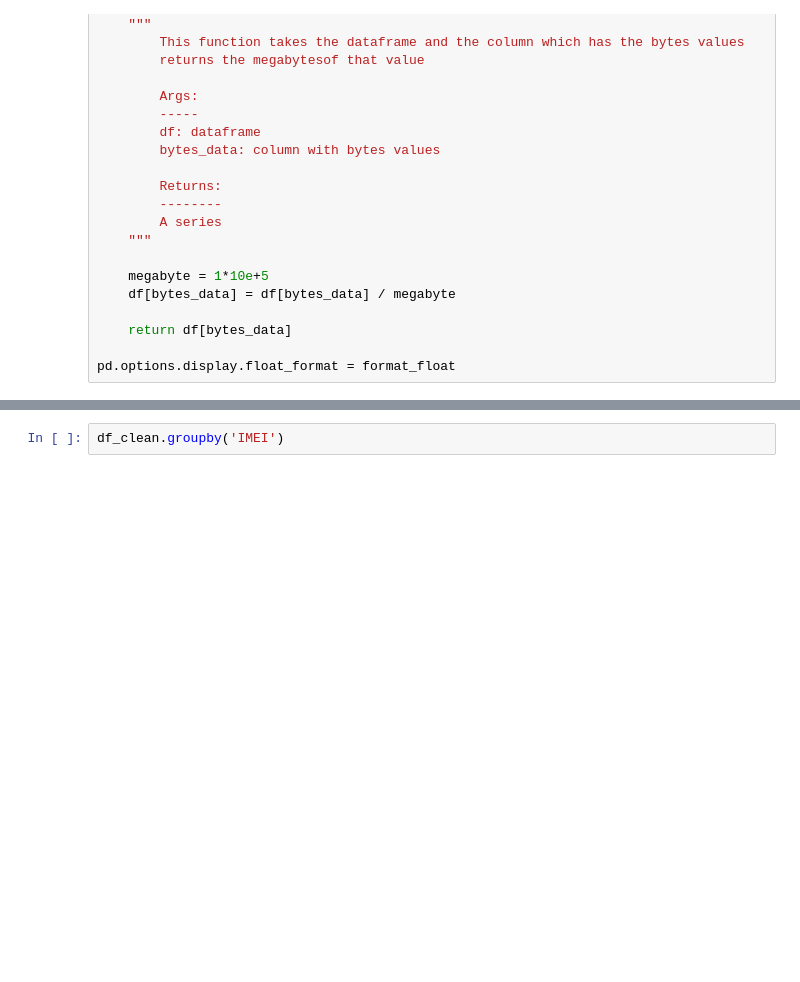
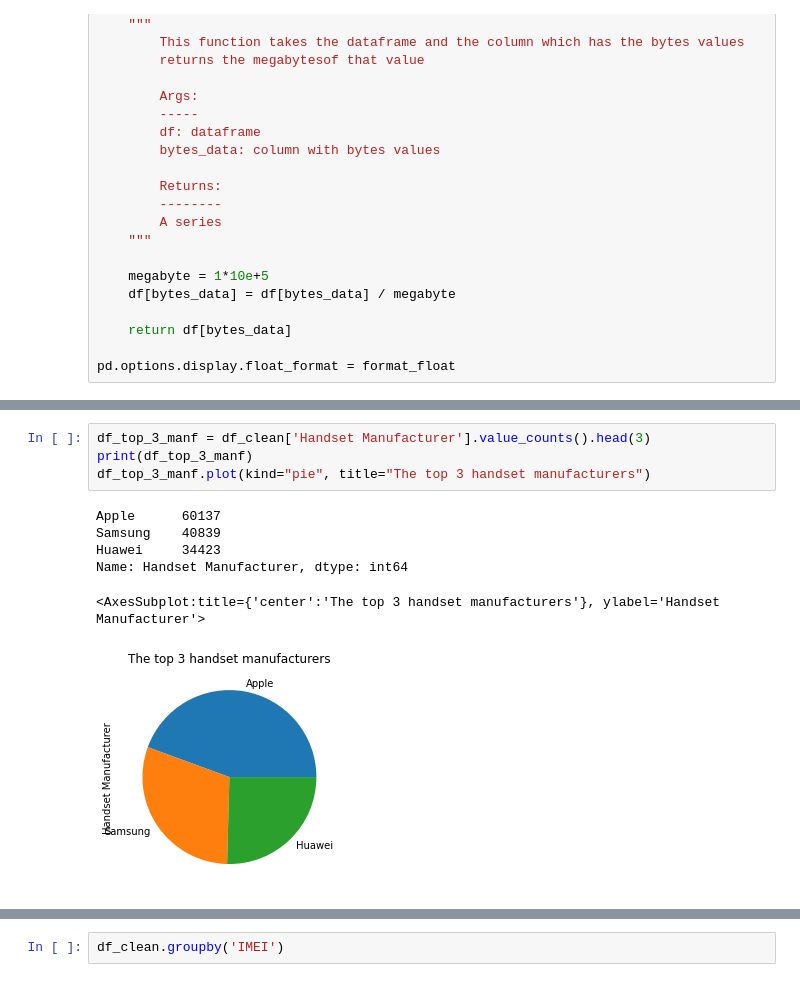
Before and after one commit to sureshb208/telecommunication-user-analytics, a Jupyter notebook: notebooks/Data Cleaning, Extraction.ipynb, the cells around one changed output, grey strips where cells are left out. Cells and saved outputs as stored; diff of their text form; blank space fills up the shorter version.

```diff
--- a/notebooks/Data Cleaning, Extraction.ipynb
+++ b/notebooks/Data Cleaning, Extraction.ipynb
@@ -431,0 +408,11 @@ df_clean.groupby('Handset Manufacturer')[['Handset Type']].sum()
+# %%
+df_top_3_manf = df_clean['Handset Manufacturer'].value_counts().head(3)
+print(df_top_3_manf)
+df_top_3_manf.plot(kind="pie", title="The top 3 handset manufacturers")
+# %% [output]
+Apple      60137
+Samsung    40839
+Huawei     34423
+Name: Handset Manufacturer, dtype: int64
+<AxesSubplot:title={'center':'The top 3 handset manufacturers'}, ylabel='Handset Manufacturer'>
+[figure, added]
```
Also changed, not shown: parts of 21 cells of this notebook, 2 other files.
